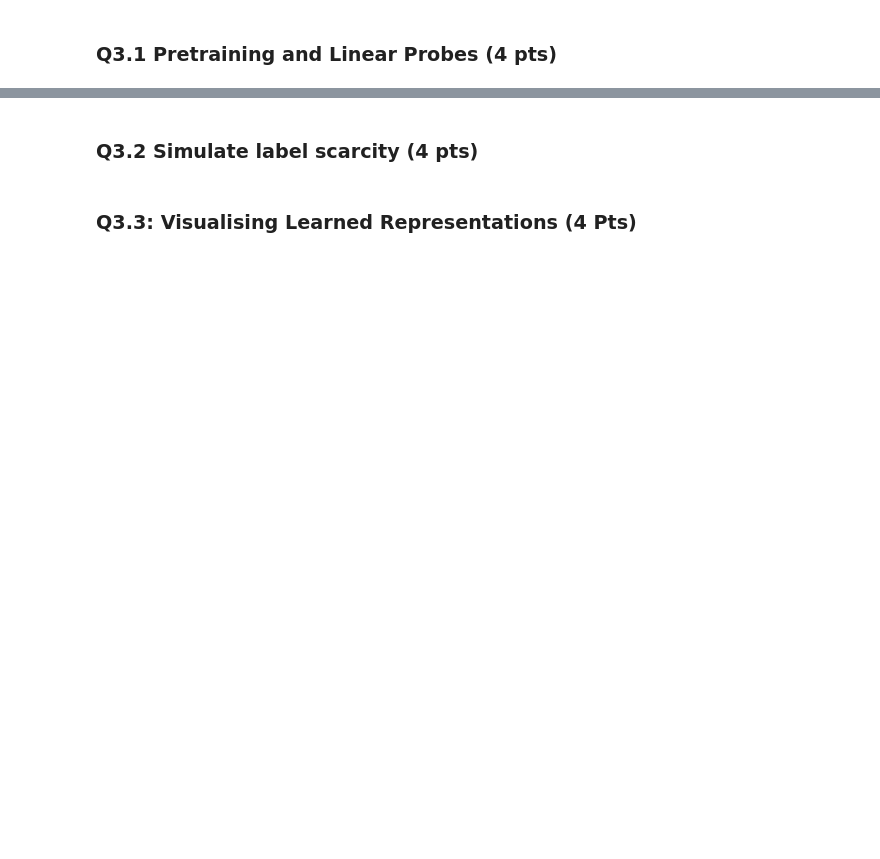
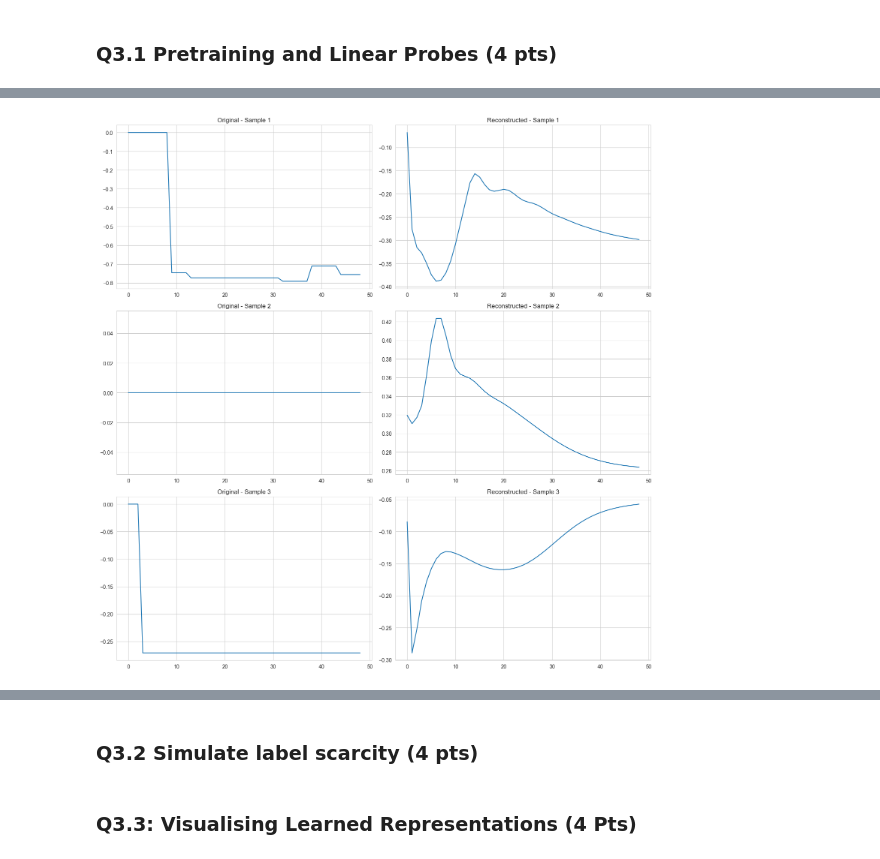
Before and after one commit to yannikc/ML4H_project1, a Jupyter notebook: q3_representation_learning.ipynb, the cells around one changed output, grey strips where cells are left out. Drawn from its saved outputs; the diff is of its cells as text; code cells hidden in the pictures; blank space fills up the shorter version.

Commit message:
q3.1 first draft with autoencoders

```diff
--- a/q3_representation_learning.ipynb
+++ b/q3_representation_learning.ipynb
@@ -30,0 +105,11 @@ df.head()
+# %%
+# Prepare data
+train_sequences = prepare_sequence_data(df_train)
+val_sequences = prepare_sequence_data(df_val)
+
+# Create datasets, dataloaders
+train_dataset = create_tensor_dataset(train_sequences)
+val_dataset = create_tensor_dataset(val_sequences)
+batch_size = 32
+train_loader = DataLoader(train_dataset, batch_size=batch_size, shuffle=True)
+val_loader = DataLoader(val_dataset, batch_size=batch_size, shuffle=False)
@@ -30,0 +178,7 @@ df.head()
+# %%
+# Verify features dimension
+input_dim= train_dataset[0][0].shape[1]
+print("Features dimension train: ", input_dim)
+
+input_dim_val = val_dataset[0][0].shape[1]
+print("Features dimension val: ", input_dim_val)
@@ -30,0 +291,75 @@ df.head()
+# %%
+# Function to generate embeddings for all patients
+def generate_embeddings(model, dataloader, device):
+    model.eval()
+    embeddings = []
+    record_ids = []
+
+    with torch.no_grad():
+        for data, ids in dataloader:
+            data = data.to(device)
+            _, embedding = model(data)
+
+            embeddings.append(embedding.cpu().numpy())
+            record_ids.extend(ids.numpy())
+
+    # Concatenate all embeddings
+    embeddings = np.vstack(embeddings)
+
+    # Create a dictionary mapping record_id to embedding
+    embedding_dict = {record_id: emb for record_id, emb in zip(record_ids, embeddings)}
+
+    return embedding_dict
+
+# Generate embeddings
+train_embedding_dict = generate_embeddings(autoencoder, train_loader, device)
+val_embedding_dict = generate_embeddings(autoencoder, val_loader, device)
+
+# Save embeddings
+embedding_df_train = pd.DataFrame.from_dict(train_embedding_dict, orient='index')
+embedding_df_train.index.name = 'RecordID'
+embedding_df_train.to_csv('train_embeddings.csv')
+
+embedding_df_val = pd.DataFrame.from_dict(val_embedding_dict, orient='index')
+embedding_df_val.index.name = 'RecordID'
+embedding_df_val.to_csv('val_embeddings.csv')
+
+# Visualize some reconstructions
+def visualize_reconstructions(model, dataloader, device, num_samples=3):
+    model.eval()
+
+    # Get samples
+    samples = []
+    for data, _ in dataloader:
+        samples.append(data[:num_samples])
+        break
+
+    samples = samples[0].to(device)
+    reconstructed, _ = model(samples)
+
+    # Convert to numpy for plotting
+    samples = samples.cpu().numpy()
+    reconstructed = reconstructed.detach().cpu().numpy()
+
+    # Plot
+    fig, axes = plt.subplots(num_samples, 2, figsize=(15, 5*num_samples))
+
+    for i in range(num_samples):
+        # Original
+        axes[i, 0].plot(samples[i, :, 0])  # Plot first feature for simplicity
+        axes[i, 0].set_title(f'Original - Sample {i+1}')
+
+        # Reconstructed
+        axes[i, 1].plot(reconstructed[i, :, 0])
+        axes[i, 1].set_title(f'Reconstructed - Sample {i+1}')
+
+    plt.tight_layout()
+    plt.savefig('reconstructions.png')
+    plt.show()
+
+# Visualize reconstructions
+visualize_reconstructions(autoencoder, val_loader, device)
+
+print("Autoencoder training complete and embeddings generated!")
+# %% [output]
+[figure, added]
```
Also changed, not shown: parts of 18 cells of this notebook.
